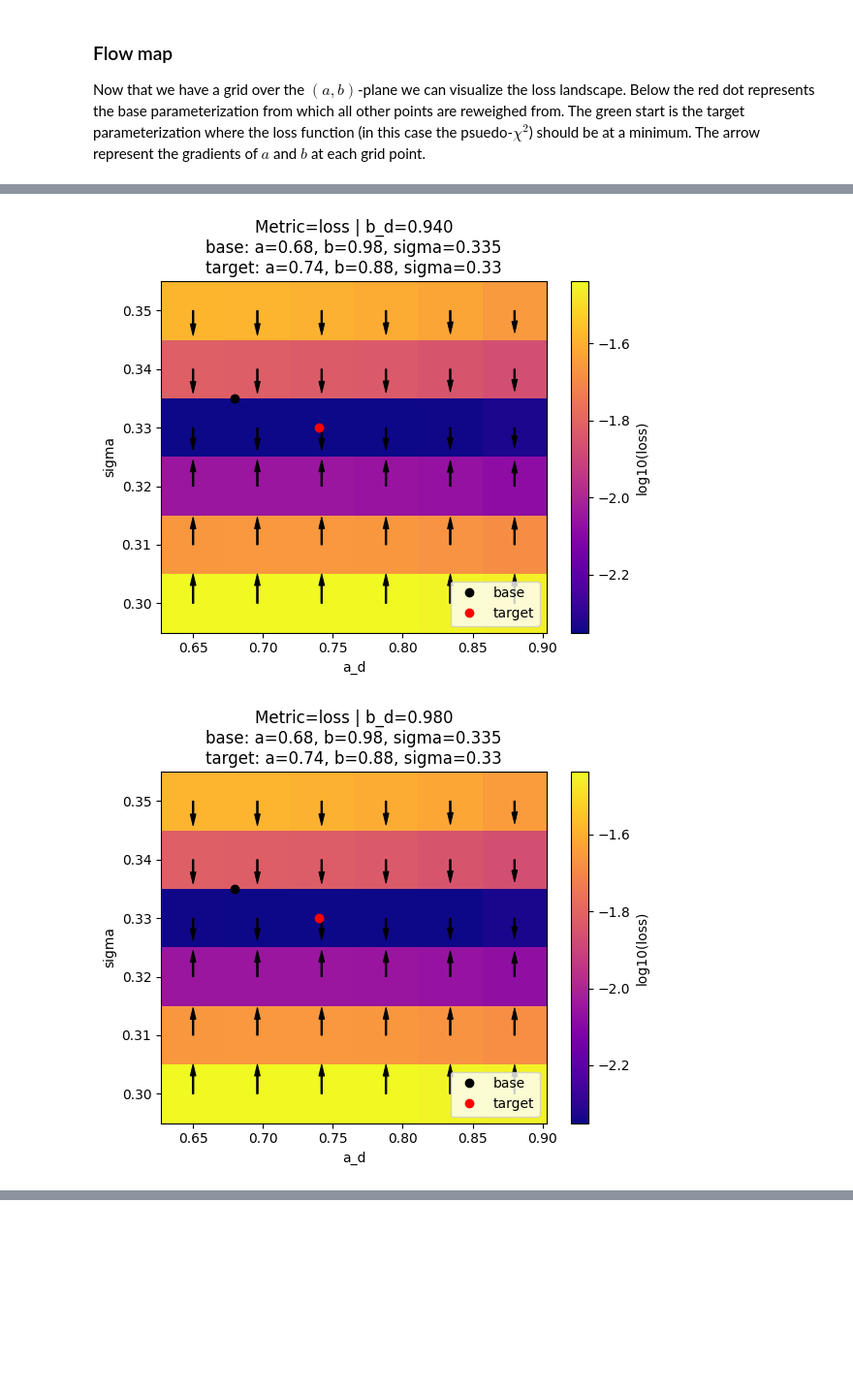
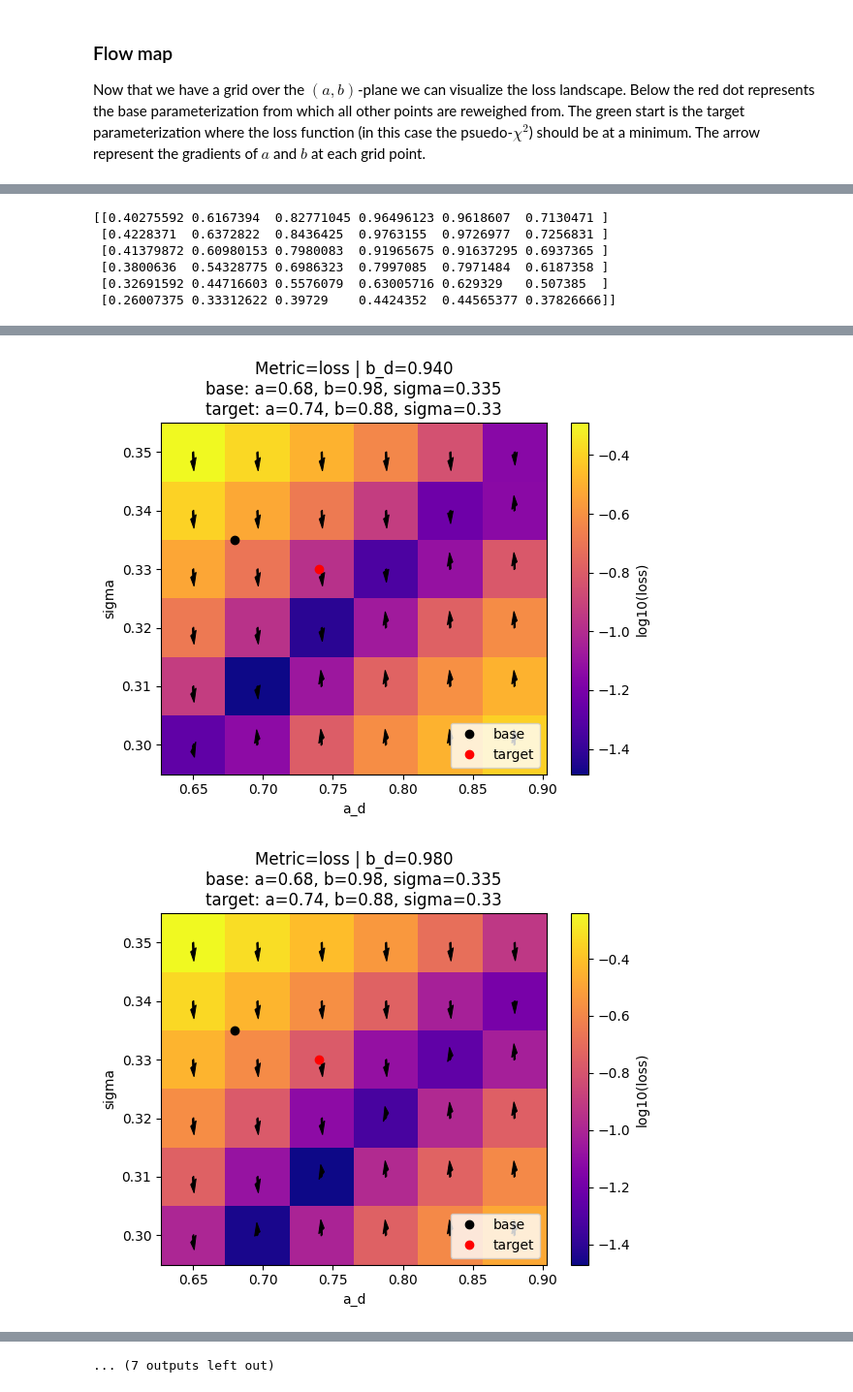
Before and after one commit to tonymenzo/RSA, a Jupyter notebook: src/RSA_nD_flow_map_sigma_plot.ipynb, the cells around one changed output, grey strips where cells are left out. Shown at 97% size. Drawn from its saved outputs; the diff is of its cells as text; code cells hidden in the pictures; blank space fills up the shorter version.

```diff
--- a/src/RSA_nD_flow_map_sigma_plot.ipynb
+++ b/src/RSA_nD_flow_map_sigma_plot.ipynb
@@ -15,7 +15,7 @@ import matplotlib.pyplot as plt
 from mpl_toolkits.mplot3d import Axes3D
 
 # -- Load data for the chosen plot --
-plot_nm = '48'
+plot_nm = '50'
 magnitudes    = np.load(f'temp_results/Flow_map_nD/magnitudes_{plot_nm}.npy')
 a_b_gradients = np.load(f'temp_results/Flow_map_nD/gradients_{plot_nm}.npy')
 loss_grid     = np.load(f'temp_results/Flow_map_nD/loss_grid_{plot_nm}.npy')
@@ -56,6 +56,8 @@ plot3d_configs = {
     '46': {'scale': 5e3, 'base': (0.68, 0.98, 0.335), 'target': (0.74, 0.88, 0.33)},
     '47': {'scale': 5e3, 'base': (0.68, 0.98, 0.335), 'target': (0.74, 0.88, 0.33)},
     '48': {'scale': 5e2, 'base': (0.68, 0.98, 0.335), 'target': (0.74, 0.88, 0.33)},
+    '49': {'scale': 5e3, 'base': (0.68, 0.98, 0.335), 'target': (0.74, 0.88, 0.33)},
+    '50': {'scale': 5e3, 'base': (0.68, 0.98, 0.335), 'target': (0.74, 0.88, 0.33)},
 }
 config = plot3d_configs.get(plot_nm)
 if config is None:
@@ -203,6 +205,7 @@ plot_configs = {
     '46':{'scale':10e3,'head_width':0.004,'head_length':0.002,'base':{'a':0.68,'b':0.98,'sigma':0.335},'target':{'a':0.74,'b':0.88,'sigma':0.33}},
     '47':{'scale':10e3,'head_width':0.004,'head_length':0.002,'base':{'a':0.68,'b':0.98,'sigma':0.335},'target':{'a':0.74,'b':0.88,'sigma':0.33}},
     '48':{'scale':5e2,'head_width':0.004,'head_length':0.002,'base':{'a':0.68,'b':0.98,'sigma':0.335},'target':{'a':0.74,'b':0.88,'sigma':0.33}},
+    '49':{'scale':10e3,'head_width':0.004,'head_length':0.002,'base':{'a':0.68,'b':0.98,'sigma':0.335},'target':{'a':0.74,'b':0.88,'sigma':0.33}},
 }
 config = plot_configs.get(plot_nm)
 if config is None:
@@ -266,3 +269,9 @@ for metric_key, metric in metrics.items():
         plt.tight_layout()
         # plt.savefig(f'temp_results/Flow_map_nD/plots/{plot_nm}_{metric_key}_bd_{bd_val:.3f}.png', dpi=300)
 # %% [output]
+[[0.40275592 0.6167394  0.82771045 0.96496123 0.9618607  0.7130471 ]
+ [0.4228371  0.6372822  0.8436425  0.9763155  0.9726977  0.7256831 ]
+ [0.41379872 0.60980153 0.7980083  0.91965675 0.91637295 0.6937365 ]
+ [0.3800636  0.54328775 0.6986323  0.7997085  0.7971484  0.6187358 ]
+ [0.32691592 0.44716603 0.5576079  0.63005716 0.629329   0.507385  ]
+ [0.26007375 0.33312622 0.39729    0.4424352  0.44565377 0.37826666]]
@@ -273,2 +282,2 @@ for metric_key, metric in metrics.items():
-[figure, old version]
+[figure, new version]
-[figure, old version]
+[figure, new version]
@@ -281,3 +289,4 @@ for metric_key, metric in metrics.items():
+... (7 outputs left out)
 # %%
 
 
```
Also changed, not shown: parts of 3 cells of this notebook, 35 other files.
